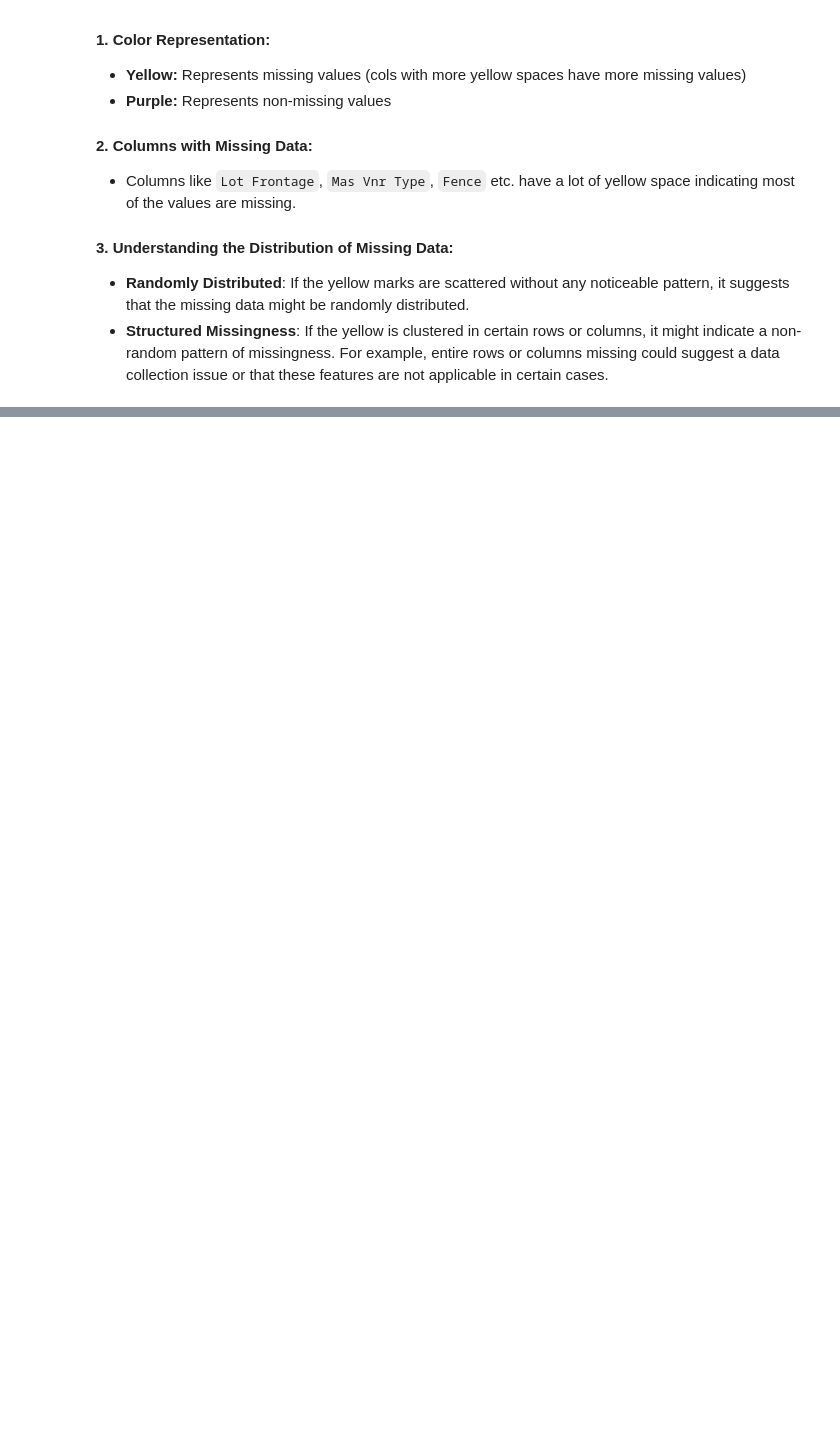
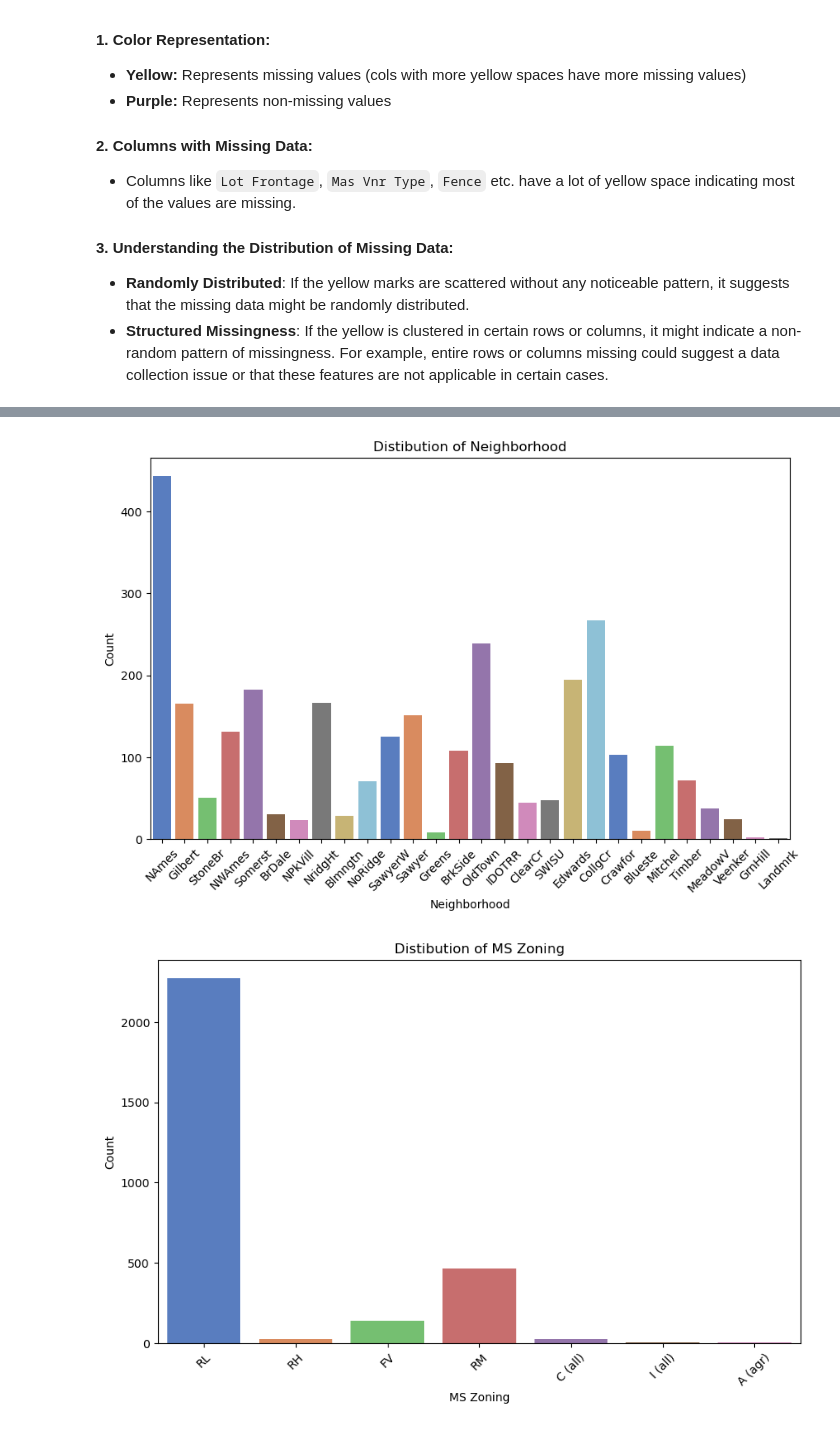
Before and after one commit to sahil120105/House-Price-Predictor, a Jupyter notebook: analysis/EDA.ipynb, the cells around one changed output, grey strips where cells are left out. Drawn from its saved outputs; the diff is of its cells as text; code cells hidden in the pictures; blank space fills up the shorter version.

```diff
--- a/analysis/EDA.ipynb
+++ b/analysis/EDA.ipynb
@@ -111,0 +191,12 @@ Visualizing Missing Values:
+# %%
+#Analyzing Categorical Features
+
+univariate_analyzer.set_strategy(CategoricalUnivariateAnalysis())
+
+cat_features_list = ["Neighborhood","MS Zoning","Alley"]
+
+for feature in cat_features_list:
+    univariate_analyzer.execute_analysis(df,feature)
+# %% [output]
+[figure, added]
+[figure, added]
```
Also changed, not shown: parts of 9 cells of this notebook, 1 other file.
